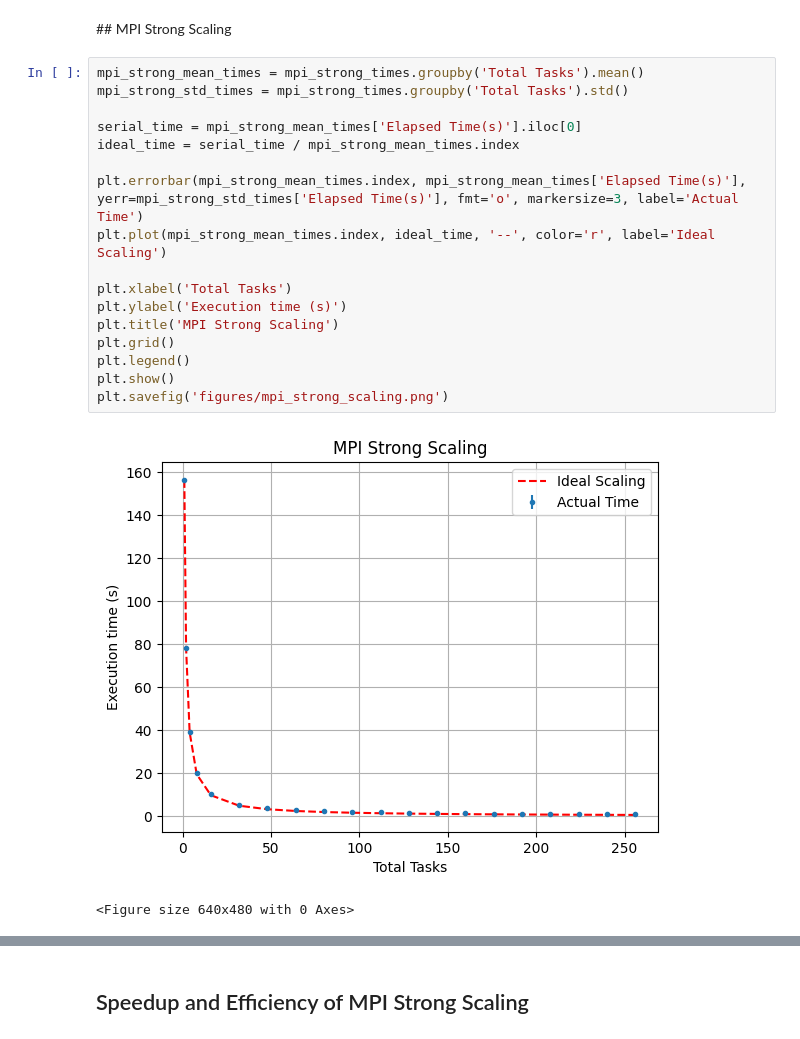
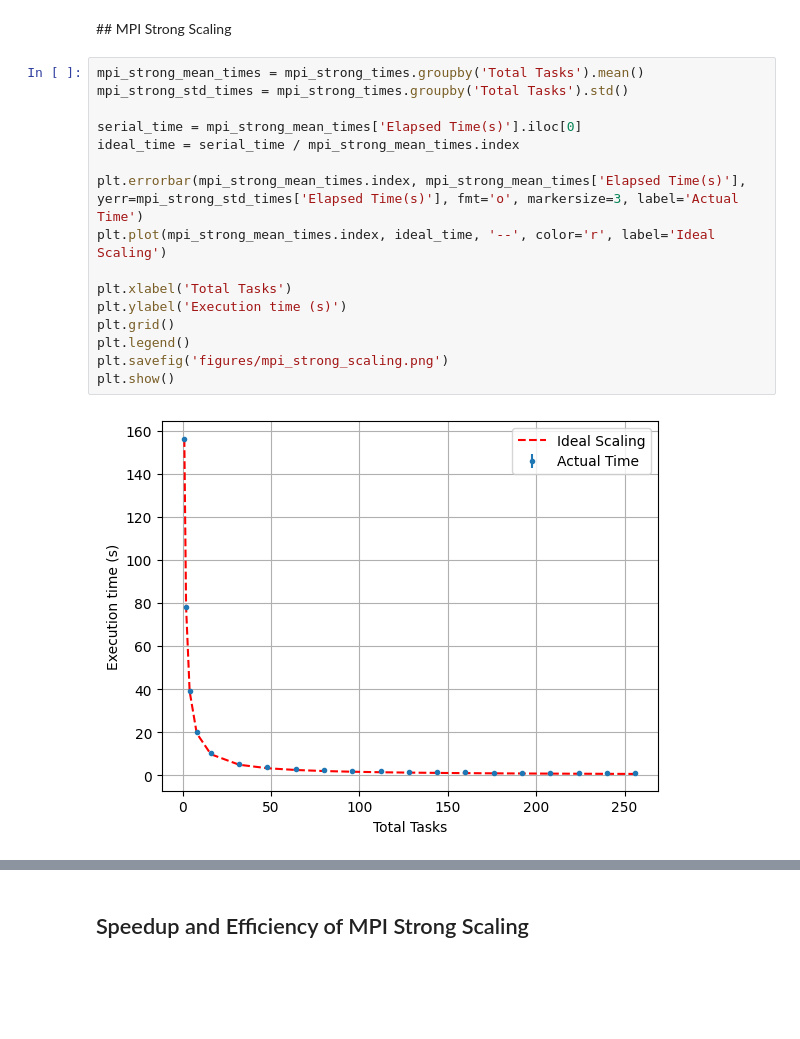
Before and after one commit to mzampar/High_Performance_Computing_2023, a Jupyter notebook: Excercise_2_c/scaling/results/analysis.ipynb, the cells around one changed output, grey strips where cells are left out. Saved outputs shown, nothing was run; the diff lists cells and outputs as text; blank space fills up the shorter version.

Commit message:
scaling

```diff
--- a/Excercise_2_c/scaling/results/analysis.ipynb
+++ b/Excercise_2_c/scaling/results/analysis.ipynb
@@ -12,23 +14,21 @@ omp_weak_times = pd.read_csv('omp_weak_scaling.csv')
 # %%
 mpi_strong_mean_times = mpi_strong_times.groupby('Total Tasks').mean()
 mpi_strong_std_times = mpi_strong_times.groupby('Total Tasks').std()
 
 serial_time = mpi_strong_mean_times['Elapsed Time(s)'].iloc[0]
 ideal_time = serial_time / mpi_strong_mean_times.index
 
 plt.errorbar(mpi_strong_mean_times.index, mpi_strong_mean_times['Elapsed Time(s)'], yerr=mpi_strong_std_times['Elapsed Time(s)'], fmt='o', markersize=3, label='Actual Time')
 plt.plot(mpi_strong_mean_times.index, ideal_time, '--', color='r', label='Ideal Scaling')
 
 plt.xlabel('Total Tasks')
 plt.ylabel('Execution time (s)')
-plt.title('MPI Strong Scaling')
 plt.grid()
 plt.legend()
+plt.savefig('figures/mpi_strong_scaling.png')
 plt.show()
-plt.savefig('figures/mpi_strong_scaling.png')
 # %% [output]
-[figure, old version]
+[figure, new version]
-<Figure size 640x480 with 0 Axes>
 # %%
 mpi_strong_mean_times = mpi_strong_times.groupby('Total Tasks').mean()
 mpi_strong_std_times = mpi_strong_times.groupby('Total Tasks').std()
```
Also changed, not shown: parts of 10 cells of this notebook, 6 other files.
